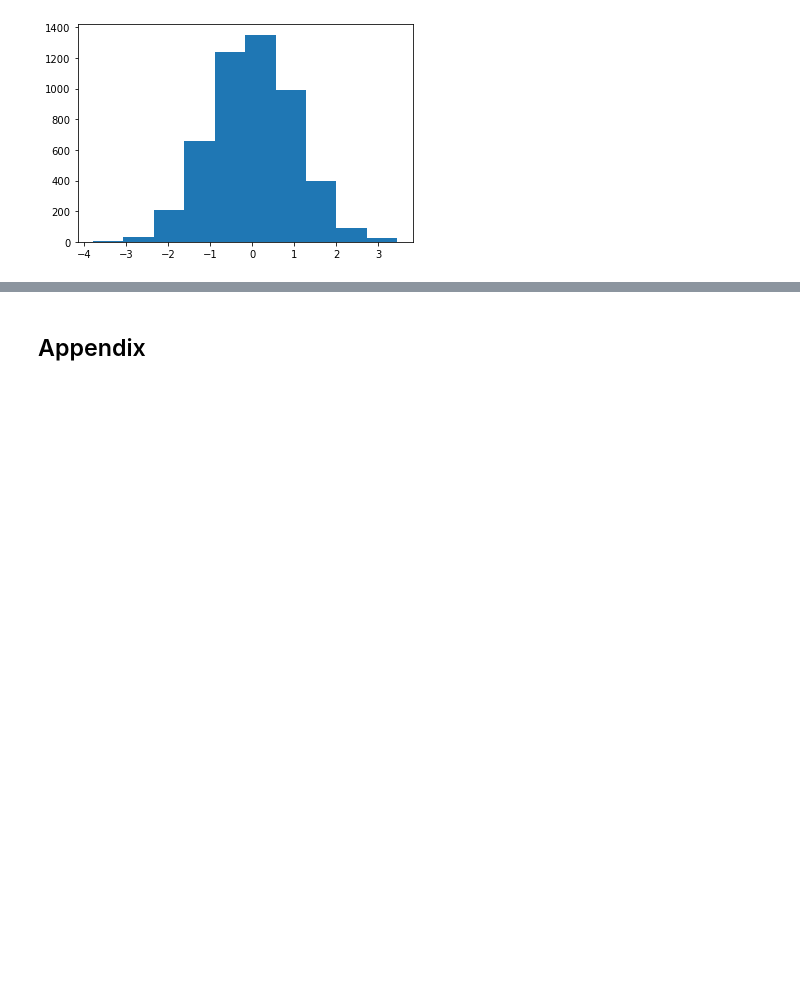
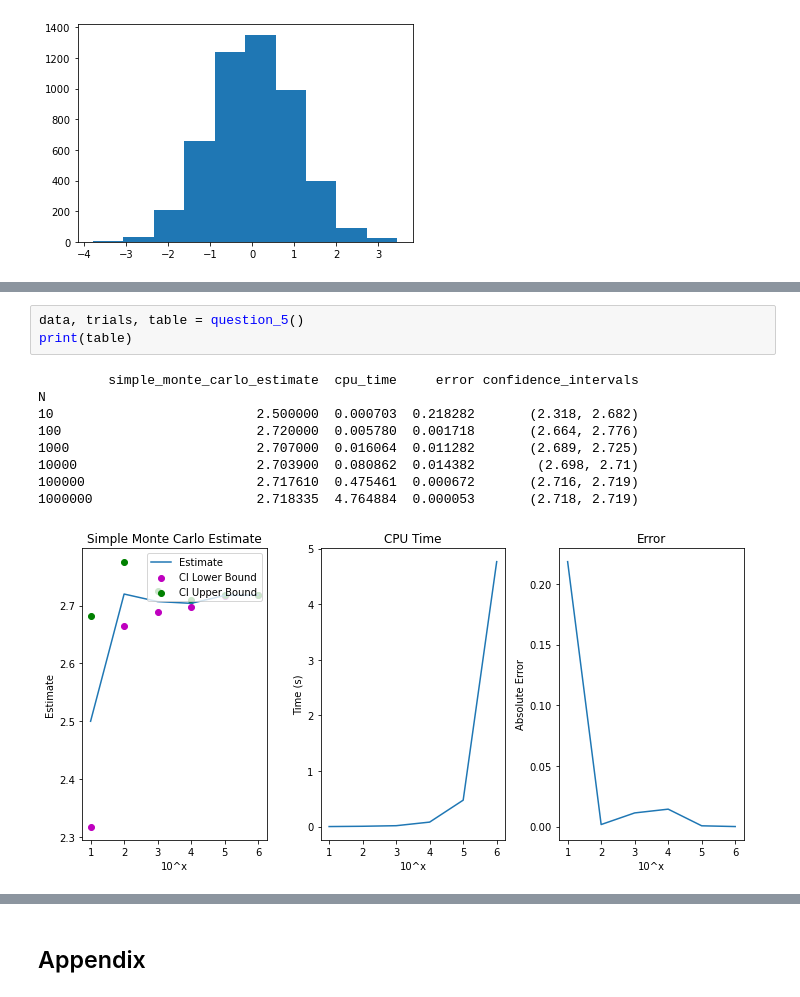
Before and after one commit to rohansanjay/monte-carlo, a Jupyter notebook: Math458 Final Project #1, #2, #3, #4.ipynb, the cells around one changed output, grey strips where cells are left out. Drawn from its saved outputs; the diff is of its cells as text; blank space fills up the shorter version.

```diff
--- a/Math458 Final Project #1, #2, #3, #4.ipynb
+++ b/Math458 Final Project #1, #2, #3, #4.ipynb
@@ -81,0 +85,13 @@ question4()
+# %%
+data, trials, table = question_5()
+print(table)
+# %% [output]
+         simple_monte_carlo_estimate  cpu_time     error confidence_intervals
+N
+10                          2.500000  0.000703  0.218282       (2.318, 2.682)
+100                         2.720000  0.005780  0.001718       (2.664, 2.776)
+1000                        2.707000  0.016064  0.011282       (2.689, 2.725)
+10000                       2.703900  0.080862  0.014382        (2.698, 2.71)
+100000                      2.717610  0.475461  0.000672       (2.716, 2.719)
+1000000                     2.718335  4.764884  0.000053       (2.718, 2.719)
+[figure, added]
```
Also changed, not shown: parts of 16 cells of this notebook.
